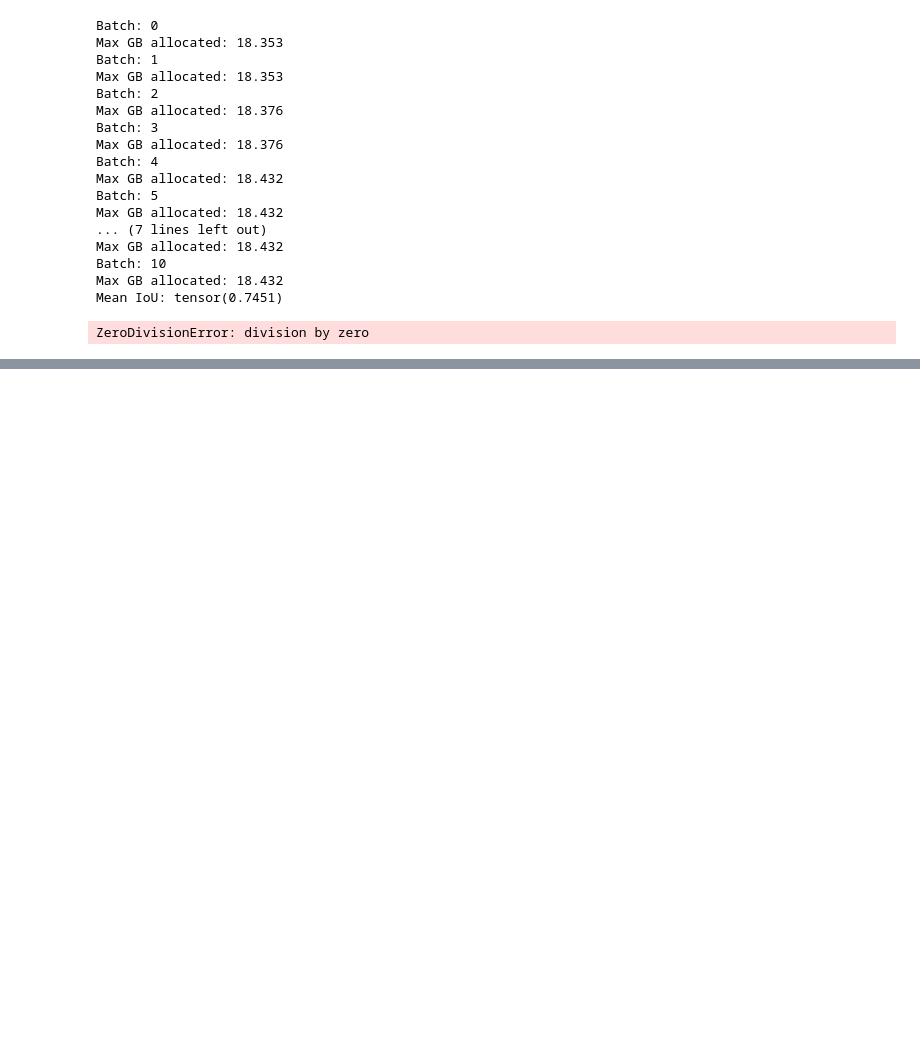
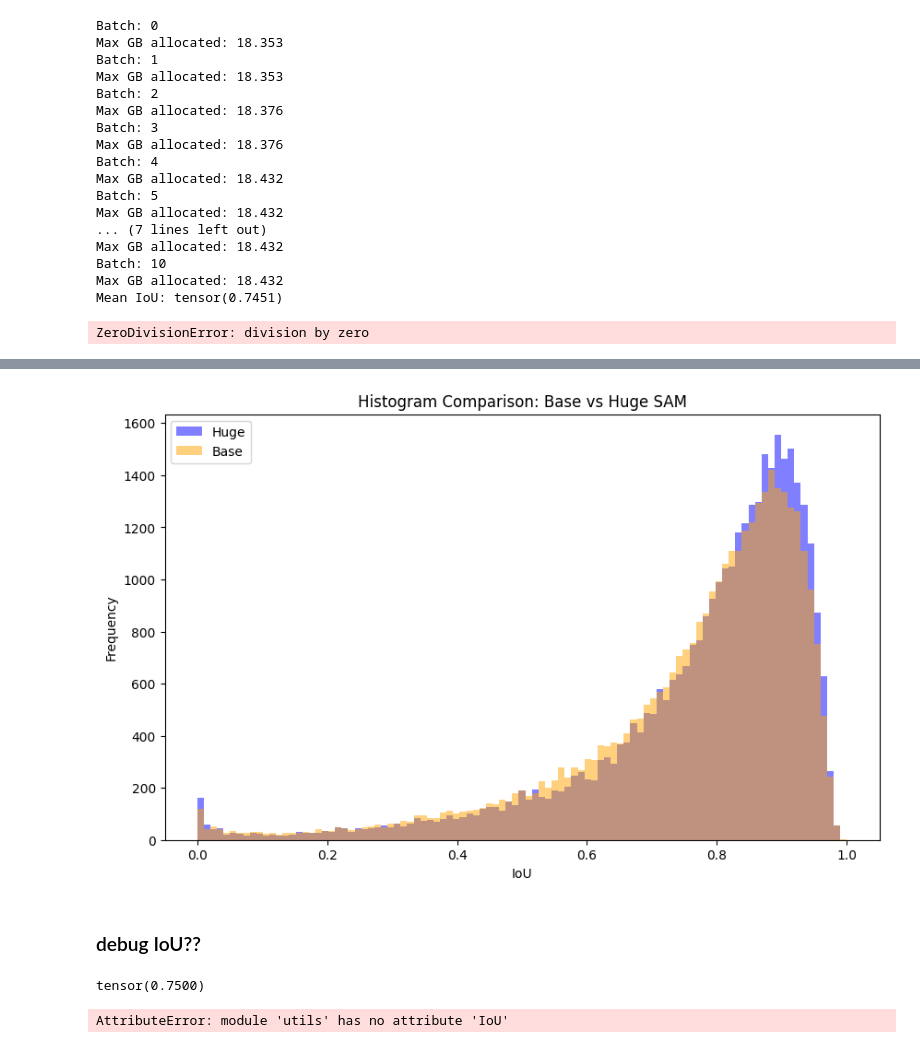
Before and after one commit to jsvobo/DetSeg, a Jupyter notebook: sam_batched.ipynb, the cells around one changed output, grey strips where cells are left out. Cells and saved outputs as stored; diff of their text form; code cells hidden in the pictures; blank space fills up the shorter version.

```diff
--- a/sam_batched.ipynb
+++ b/sam_batched.ipynb
@@ -211,0 +266,45 @@ ZeroDivisionError: division by zero
+# %%
+filename_base = "out/coco_base_thresholds_36235.npy"
+filename_large = "out/coco_large_thresholds_36257.npy"
+
+with open(filename_base, "rb") as f:
+    base = np.load(f)
+with open(filename_large, "rb") as f:
+    large = np.load(f)
+
+base[np.isnan(base)] = 0.0
+large[np.isnan(large)] = 0.0
+# %%
+plt.figure(figsize=(10, 6))
+
+# Plot the "large" histogram
+bins = np.linspace(0, 1, 100)
+plt.hist(large, bins=bins, alpha=0.5, label='Huge', color='blue')
+
+# Plot the "base" histogram
+plt.hist(base, bins=bins, alpha=0.5, label='Base', color='orange')
+
+# Add labels and title
+plt.xlabel('IoU')
+plt.ylabel('Frequency')
+plt.title('Histogram Comparison: Base vs Huge SAM')
+
+# Add legend
+plt.legend()
+
+# Show the plot
+plt.show()
+# %% [output]
+[figure, added]
+# %% [markdown]
+### debug IoU??
+# %%
+GT_mask=np.array([0,0,1,1,1])
+pred = np.array([0, 1, 1, 1, 1])
+jaccard = JaccardIndex('binary')
+
+print(jaccard.forward(torch.Tensor(pred), torch.Tensor(GT_mask)))
+print(utils.IoU(pred, GT_mask))
+# %% [output]
+tensor(0.7500)
+AttributeError: module 'utils' has no attribute 'IoU'
```
Also changed, not shown: parts of 9 cells of this notebook, 4 other files.
